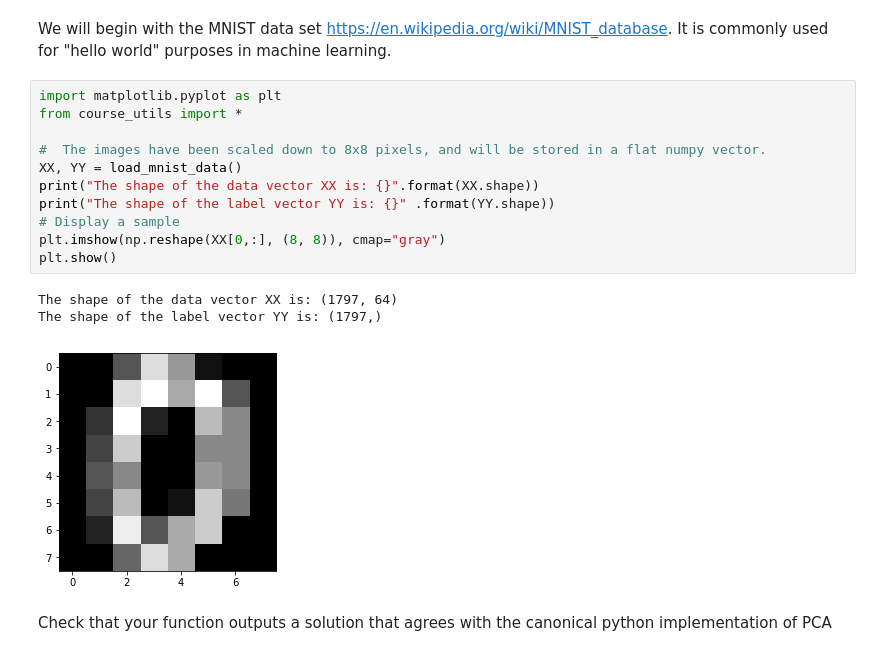
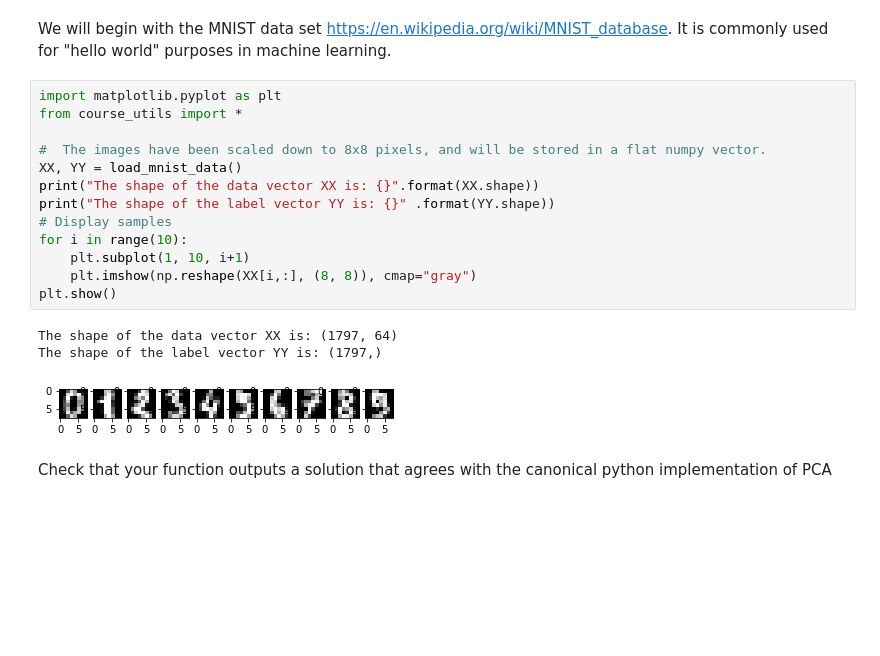
Before and after one commit to hlynurd/unsupervised-vizdoom, a Jupyter notebook: old_notebooks/trafficsign_gtest.ipynb, the cells around one changed output. Cells and saved outputs as stored; diff of their text form; blank space fills up the shorter version.

```diff
--- a/old_notebooks/trafficsign_gtest.ipynb
+++ b/old_notebooks/trafficsign_gtest.ipynb
@@ -66,18 +59,20 @@ We will begin with the MNIST data set https://en.wikipedia.org/wiki/MNIST_databa
 # %%
 import matplotlib.pyplot as plt
 from course_utils import *
 
 #  The images have been scaled down to 8x8 pixels, and will be stored in a flat numpy vector.
 XX, YY = load_mnist_data()
 print("The shape of the data vector XX is: {}".format(XX.shape))
 print("The shape of the label vector YY is: {}" .format(YY.shape))
-# Display a sample
-plt.imshow(np.reshape(XX[0,:], (8, 8)), cmap="gray")
+# Display samples
+for i in range(10):
+    plt.subplot(1, 10, i+1)
+    plt.imshow(np.reshape(XX[i,:], (8, 8)), cmap="gray")
 plt.show()
 # %% [output]
 The shape of the data vector XX is: (1797, 64)
 The shape of the label vector YY is: (1797,)
-[figure, old version]
+[figure, new version]
 # %% [markdown]
 Check that your function outputs a solution that agrees with the canonical python implementation of PCA
 # %%
```
Also changed, not shown: parts of 17 cells of this notebook.
